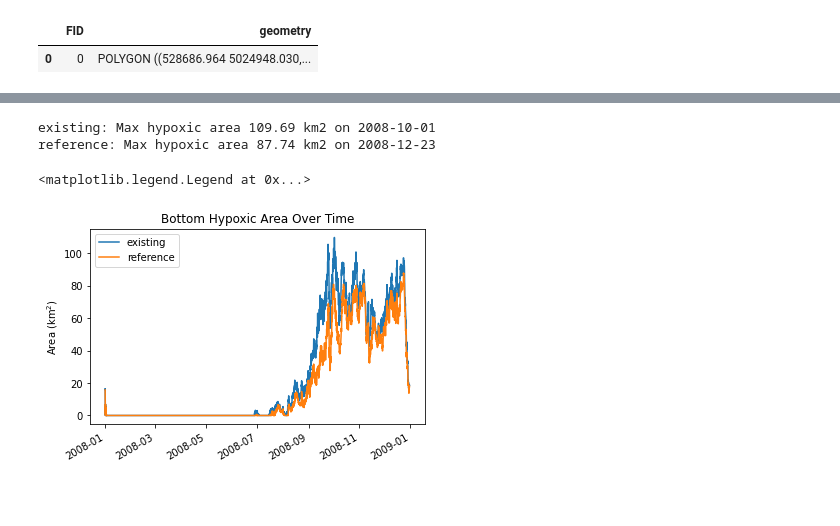
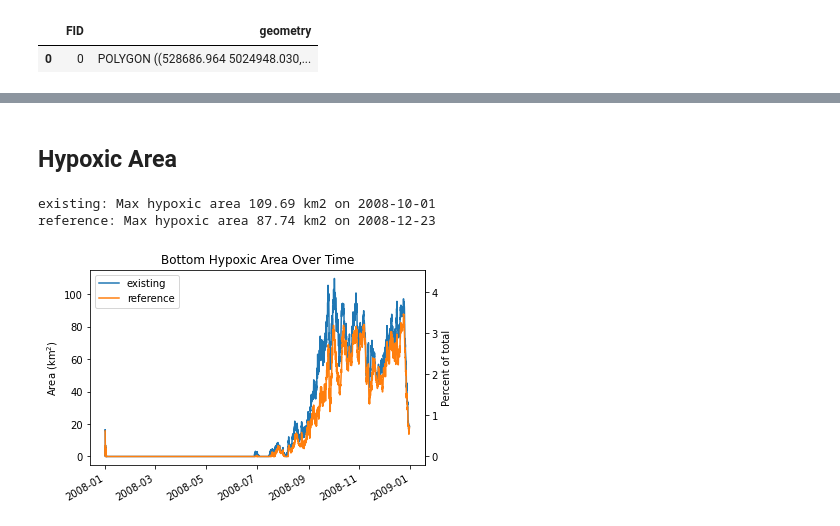
Before and after one commit to bedaro/ssm-analysis, a Jupyter notebook: Bottom DO.ipynb, the cells around one changed output, grey strips where cells are left out. Cells and saved outputs as stored; diff of their text form; code cells hidden in the pictures; blank space fills up the shorter version.

```diff
--- a/Bottom DO.ipynb
+++ b/Bottom DO.ipynb
@@ -44,0 +49,3 @@ root group (NETCDF4 data model, file format HDF5):
+# %%
+timestep = do_data['time'][2] - do_data['time'][1]
+timestep
@@ -45,3 +58,6 @@ root group (NETCDF4 data model, file format HDF5):
+# %%
+out_base = Path(do_data_cdf).stem
+out_file = lambda name: path.join("notebook_outs", out_base + "_botdo_" + name)
 # %%
 domain = gpd.read_file(domain_out_shp)
 domain.set_index('node_id', inplace=True)
@@ -113,20 +204,41 @@ for v in do_variables:
+# %% [markdown]
+## Hypoxic Area
 # %%
-# Representative areas of each node
-areas = domain.loc[do_data['node'][:].data].area
+# Representative areas of each node in km2
+areas = domain.loc[do_data['node'][:].data].area / 1e6
+# Total area in km2
+total_area = areas.sum()
 
+# Assemble a DataFrame of all the hypoxic area timeseries for each variable
+hypoxic_areas = {}
+for v in do_variables:
+    data = do_data[v][:]
+    hypoxic_areas[v] = np.zeros(data.shape[0])
+    for t in range(data.shape[0]):
+        hypoxic_areas[v][t] = areas.loc[data[t,:] < 2].sum()
+hypoxic_areas_df = pd.DataFrame(hypoxic_areas, index=dates)
+
+# Plot each DF column and print the maximum value
 fig, ax = plt.subplots()
 for v in do_variables:
-    data = do_data[v][:]
-    hypoxic_area = np.zeros(data.shape[0])
-    for t in range(data.shape[0]):
-        hypoxic_area[t] = areas.loc[data[t,:] < 2].sum() / 1000000
-    ax.plot(dates, hypoxic_area, label=v)
-    ax.set(title="Bottom Hypoxic Area Over Time", ylabel="Area (km$^2$)")
-    print("{0}: Max hypoxic area {1:.2f} km2 on {2}".format(v, hypoxic_area.max(), dates[hypoxic_area.argmax()].date()))
+    ax.plot(hypoxic_areas_df[v], label=v)
+    print("{0}: Max hypoxic area {1:.2f} km2 on {2}".format(v, hypoxic_areas_df[v].max(),
+                                                            hypoxic_areas_df[v].idxmax().date()))
+ax.set(title="Bottom Hypoxic Area Over Time", ylabel="Area (km$^2$)")
 fig.autofmt_xdate()
 ax.legend()
+
+def area_to_pct(a):
+    return a * 100 / total_area
+def pct_to_area(p):
+    return p / 100 * total_area
+
+secax = ax.secondary_yaxis('right', functions=(area_to_pct, pct_to_area))
+secax.set_ylabel("Percent of total")
+
+fig.savefig(out_file("hypoxic_area.png"))
+hypoxic_areas_df.to_excel(out_file("hypoxic_area.xlsx"))
 # %% [output]
 existing: Max hypoxic area 109.69 km2 on 2008-10-01
 reference: Max hypoxic area 87.74 km2 on 2008-12-23
-<matplotlib.legend.Legend at 0x...>
-[figure, old version]
+[figure, new version]
```
Also changed, not shown: parts of 9 cells of this notebook, 3 other files.
